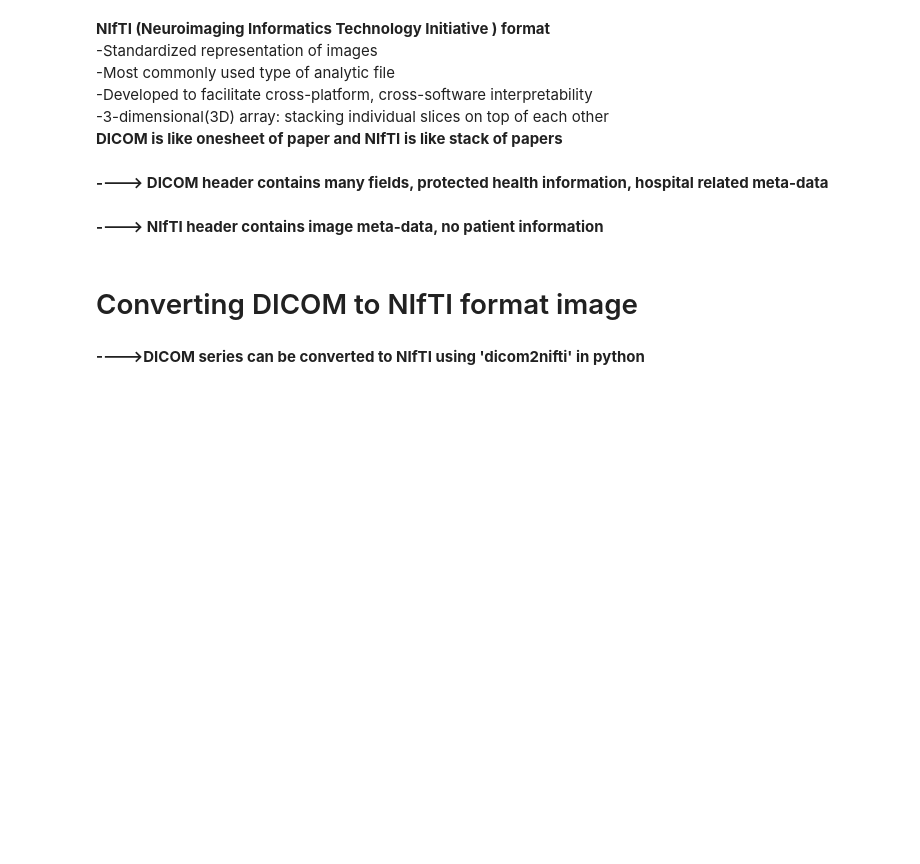
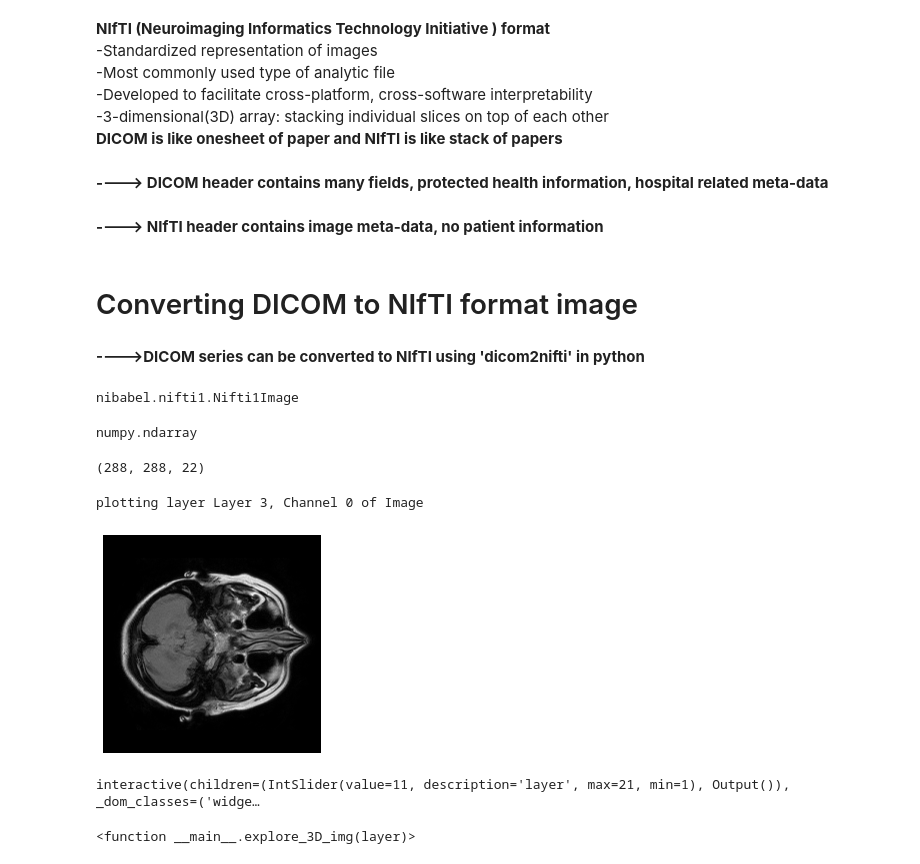
Before and after one commit to rishavdhungel/Neurohacking-with-python, a Jupyter notebook: The NIfTI Format.ipynb, the cells around one changed output. Saved outputs shown, nothing was run; the diff lists cells and outputs as text; code cells hidden in the pictures; blank space fills up the shorter version.

Commit message:
NIfTI Visualization

```diff
--- a/The NIfTI Format.ipynb
+++ b/The NIfTI Format.ipynb
@@ -13,4 +13,13 @@
 # Converting DICOM to NIfTI format image
 # %% [markdown]
 **---->DICOM series can be converted to NIfTI using 'dicom2nifti' in python**
+# %%
+import numpy as np
+import dicom2nifti
+import nibabel as nib #Read and write access to some common neuroimaging file format
+from ipywidgets import interact, interactive, IntSlider, ToggleButtons
+import matplotlib.pyplot as plt
+%matplotlib inline
+
+sns.set_style('darkgrid')
 # %%
@@ -18,3 +26,31 @@ import dicom2nifti
 dicom2nifti.convert_directory('./Neurohacking_data-0.0/BRAINIX/DICOM/FLAIR/','./DICOM2NIfTI/',compression=False)
 # %%
 nifti_img_path= './DICOM2NIfTI/401_st2wflair.nii.gz'
+# %%
+image_obj = nib.load(nifti_img_path)
+type(image_obj)
+# %% [output]
+nibabel.nifti1.Nifti1Image
+# %%
+#extracting data as numpy array
+image_data = image_obj.get_fdata()
+type(image_data)
+# %% [output]
+numpy.ndarray
+# %%
+image_data.shape
+# %% [output]
+(288, 288, 22)
+# %%
+#Select random layer number
+maxval = 22
+i = np.random.randint(0,maxval)
+#define
+channel = 0
+print(f'plotting layer Layer {i}, Channel {channel} of Image')
+plt.imshow(image_data[:, :, i], cmap='gray')
+plt.axis('off')
+plt.show()
+# %% [output]
+plotting layer Layer 3, Channel 0 of Image
+[figure, added]
@@ -20,0 +64,6 @@ nifti_img_path= './DICOM2NIfTI/401_st2wflair.nii.gz'
+# %%
+#using ipywidget interact function to explore
+interact(explore_3D_img,layer=(1,image_data.shape[2]-1))
+# %% [output]
+interactive(children=(IntSlider(value=11, description='layer', max=21, min=1), Output()), _dom_classes=('widge…
+<function __main__.explore_3D_img(layer)>
```
Also changed, not shown: parts of 2 cells of this notebook.
